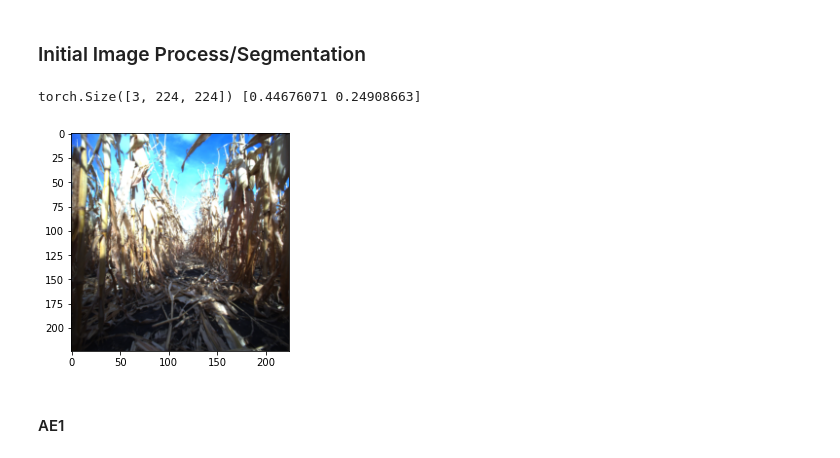
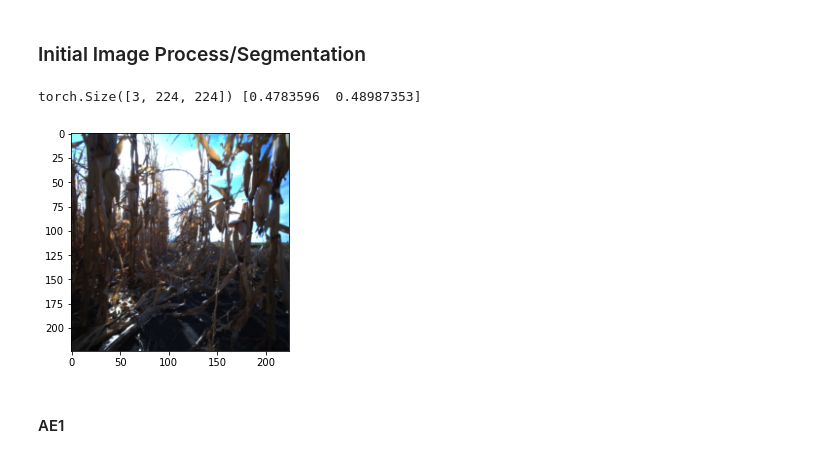
Before and after one commit to natbut/me592-robotics-project, a Jupyter notebook: IntraRow_Navigation_CNN.ipynb, the cells around one changed output. Drawn from its saved outputs; the diff is of its cells as text; code cells hidden in the pictures.

```diff
--- a/IntraRow_Navigation_CNN.ipynb
+++ b/IntraRow_Navigation_CNN.ipynb
@@ -34,8 +36,8 @@ import os
 from sklearn.model_selection import train_test_split
 
 # Cue up folders to check (MODIFY with addition or removal of folders)
-data_folders = ['a1/','a2/','a3/','a4/','a5/','d1/','d2/','d3/','d4/','r3/','r4/','s1/']
-# data_folders = ['r3/','r4/','s1/'] # type 1
+# data_folders = ['a1/','a2/','a3/','a4/','a5/','d1/','d2/','d3/','d4/','r3/','r4/','s1/']
+data_folders = ['r3/','r4/','s1/'] # type 1
 # data_folders = ['a1/','a2/','a3/','d1/','d2/','d3/','d4/'] # type 2 (a,b,c,d)
 
 odd_folders = ['r3/','r4/','s1/']
@@ -555,7 +551,7 @@ from torchvision import datasets, transforms
 from PIL import Image
 
 class MaizeRoverDataset(Dataset):
-    def __init__(self, images, labels, transform=None, trap=False):
+    def __init__(self, images, labels, transform=None, trap=False, ae_path=None):
         # Normalize labels between 0 and 1
         temp_labels = labels
         norm_labels = []
@@ -579,6 +575,20 @@ class MaizeRoverDataset(Dataset):
 
             norm_labels.append([steer_norm, vel_norm])
 
+#         # AE----------------------------------------------
+#         self.ae = None
+#         if ae_path != None:
+#             AE_PATH = ae_path
+
+#             # locate our GPU device and initialize it for training
+#             use_cuda = torch.cuda.is_available()
+#             device = torch.device('cuda' if use_cuda else 'cpu')
+
+#             #Load saved autoencoder model
+#             self.ae = torch.load(AE_PATH)
+#             self.ae.eval()
+#         # ----------------------------------------------
+
         self.labels = np.array(norm_labels)
         self.images = images
         self.transform = transform
@@ -599,6 +609,12 @@ class MaizeRoverDataset(Dataset):
         if self.transform:
             image = self.transform(image)
 
+        # # AE DENOISING----------------------------------
+        # if self.ae:
+        #     pred, latent_6 = self.ae(inputs.to(device).unsqueeze(0))
+        #     image = np.transpose(pred.detach().cpu()[0], (1, 2, 0))
+        # # ----------------------------------------------
+
         return image, label
 # %% [markdown]
 ### Initial Image Process/Segmentation
@@ -615,33 +631,26 @@ from tqdm import tqdm
 # %%
 from torch.utils.data import DataLoader
 from torch.utils.data import random_split
 import torchvision.transforms as T
 
 transform = transform_basic
 
 # load datasets
 training_data = MaizeRoverDataset(img_train, label_train, transform, False)
 test_data = MaizeRoverDataset(img_test, label_test, transform, False)
 
-image, label = training_data[17]
+image, label = training_data[42]
 print(image.shape, label)
 img = np.transpose(image, (1, 2, 0))
 plt.imshow(img)
 plt.show()
 
-# New data loaders
+# data loaders
 traindataloader =  DataLoader(training_data, batch_size=64, shuffle=True)
 testdataloader = DataLoader(test_data, batch_size=64, shuffle=False)
-
-
-# trainingdata = torchvision.datasets.MNIST('./MNIST',train=True, transform=torchvision.transforms.ToTensor(), download=True)
-# testdata = torchvision.datasets.MNIST('./MNIST',train=False, transform=torchvision.transforms.ToTensor(), download=True)
-
-# traindataloader = torch.utils.data.DataLoader(trainingdata, batch_size=64, shuffle=True)
-# testdataloader = torch.utils.data.DataLoader(testdata, batch_size=64, shuffle=False)
 # %% [output]
-torch.Size([3, 224, 224]) [0.44676071 0.24908663]
+torch.Size([3, 224, 224]) [0.4783596  0.48987353]
-[figure, old version]
+[figure, new version]
 # %%
 # Define our training loop
 def train_loop(data_loader, ae, opt, device):
```
Also changed, not shown: parts of 17 cells of this notebook.
